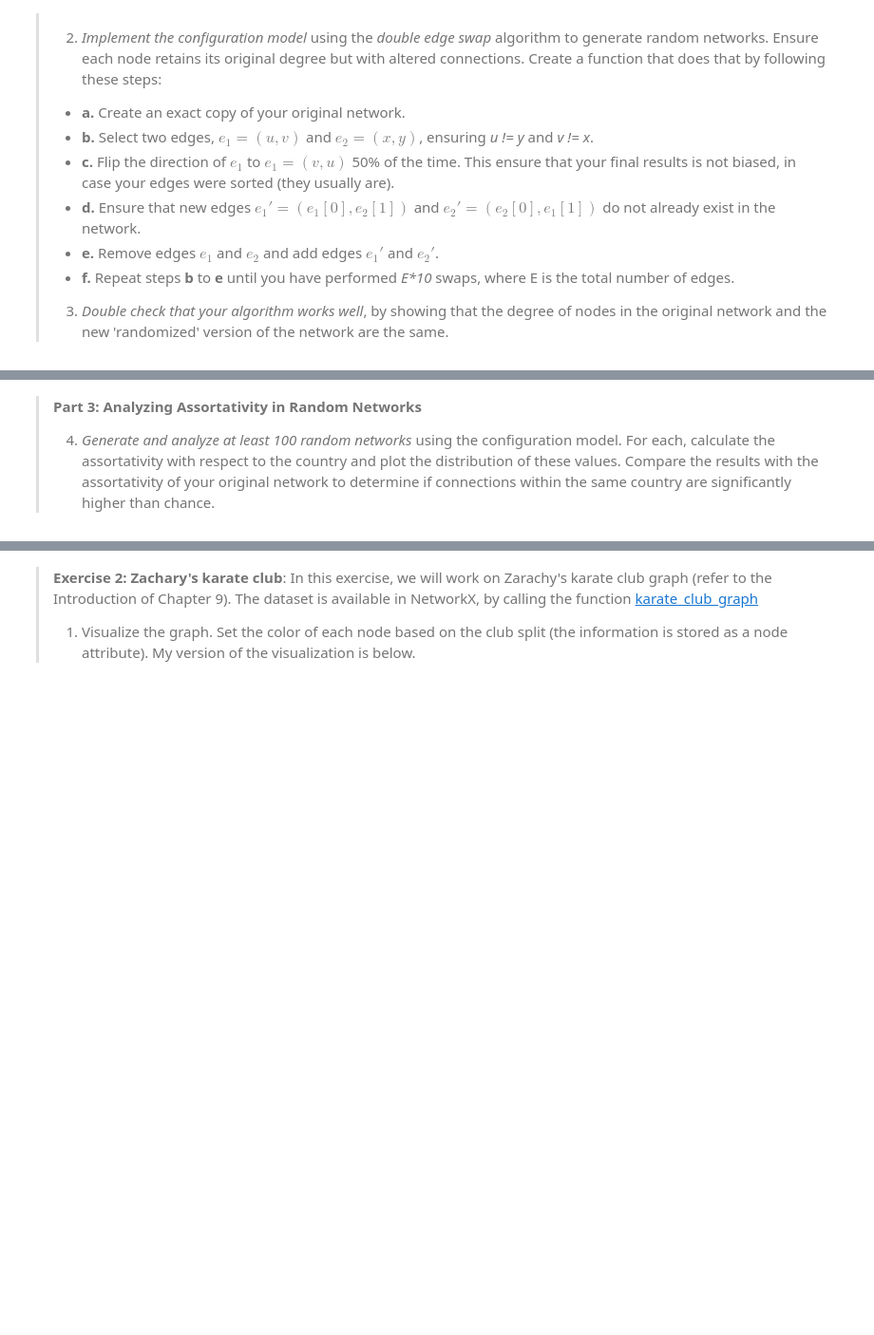
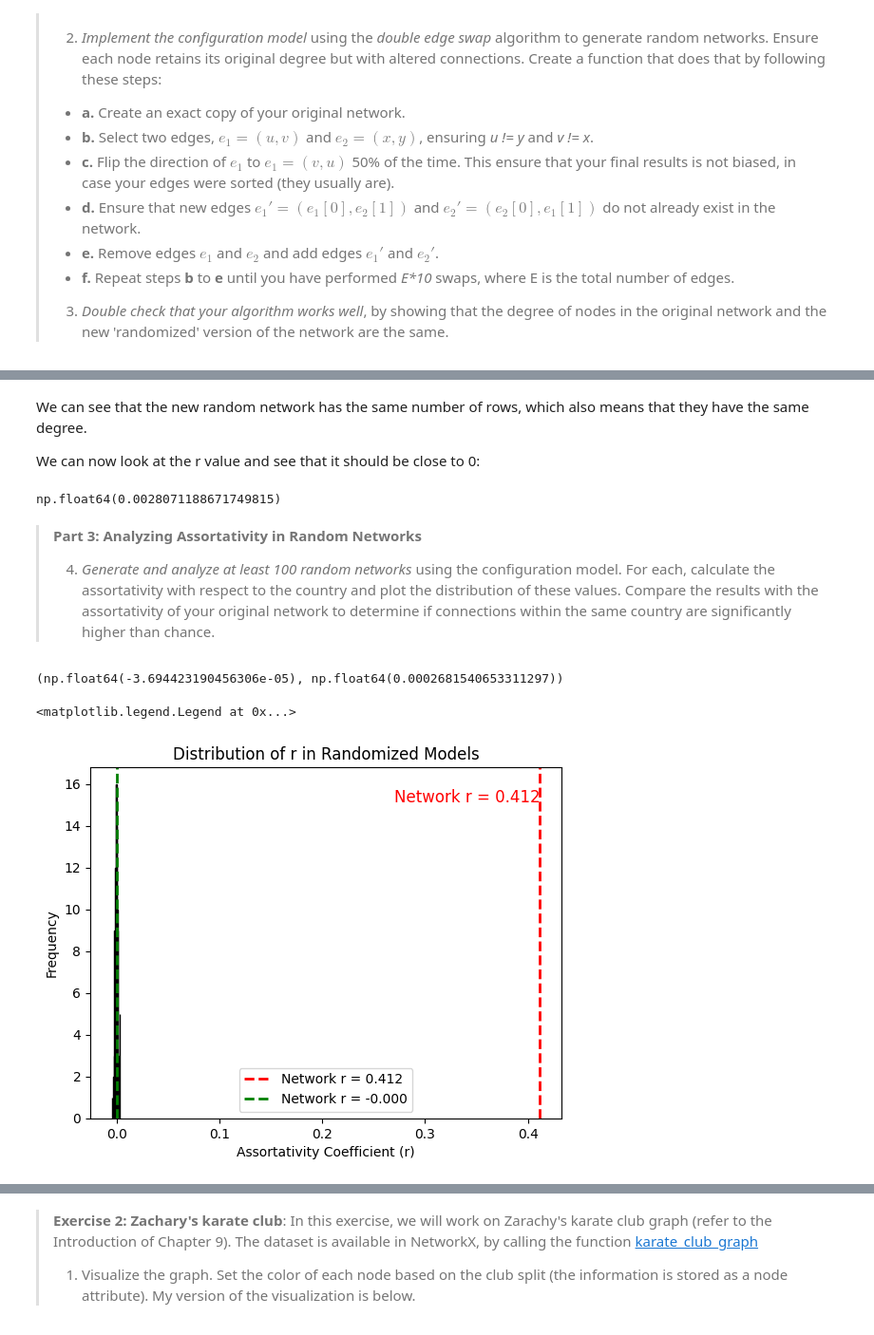
Before and after one commit to katinka314/CSS_project2, a Jupyter notebook: Part 2.ipynb, the cells around one changed output, grey strips where cells are left out. Shown at 95% size. Saved outputs shown, nothing was run; the diff lists cells and outputs as text; code cells hidden in the pictures; blank space fills up the shorter version.

```diff
--- a/Part 2.ipynb
+++ b/Part 2.ipynb
@@ -13,0 +254,3 @@ These exercises are taken from Week 6: __Exercise 1: Mixing Patterns and Assorta
+# %%
+r_net = calculate_r(net)
+r_net
@@ -25,0 +324,7 @@ These exercises are taken from Week 6: __Exercise 1: Mixing Patterns and Assorta
+# %%
+random_net = net.copy()
+#  f.
+for N in range(10):
+    random_net = configuration_model(random_net)
+
+random_net
@@ -26,4 +345,49 @@ These exercises are taken from Week 6: __Exercise 1: Mixing Patterns and Assorta
+# %% [markdown]
+We can see that the new random network has the same number of rows, which also means that they have the same degree.
+
+We can now look at the r value and see that it should be close to 0:
+# %%
+r_random_net = calculate_r(random_net)
+r_random_net
+# %% [output]
+np.float64(0.0028071188671749815)
 # %% [markdown]
 > __Part 3: Analyzing Assortativity in Random Networks__
 >
 > 4. *Generate and analyze at least 100 random networks* using the configuration model. For each, calculate the assortativity with respect to the country and plot the distribution of these values. Compare the results with the assortativity of your original network to determine if connections within the same country are significantly higher than chance.
+# %%
+random_models_r = np.empty(100, dtype=object)
+for N in tqdm(range(100)):
+    random_net = net.copy()
+
+    for M in range(10):
+        random_net = configuration_model(random_net)
+
+    random_models_r[N] = calculate_r(random_net)
+# %%
+conf = 1.96 * np.std(random_models_r)/np.sqrt(len(random_models_r))
+
+CI_high = np.mean(random_models_r) + conf
+CI_high, conf
+# %% [output]
+(np.float64(-3.694423190456306e-05), np.float64(0.0002681540653311297))
+# %%
+plt.hist(random_models_r, bins=15, edgecolor="black")
+
+# Add vertical line for the none random network value
+plt.axvline(r_net, color='red', linestyle='dashed', linewidth=2, label=f'Network r = {r_net:.3f}')
+
+# Add vertical line for the none random network value
+plt.axvline(CI_high, color='green', linestyle='dashed', linewidth=2, label=f'Network r = {CI_high:.3f}')
+
+# Annotate the true value
+plt.text(r_net, plt.ylim()[1] * 0.9, f'Network r = {r_net:.3f}', color='red', ha='right', fontsize=12)
+
+# Labels
+plt.xlabel("Assortativity Coefficient (r)")
+plt.ylabel("Frequency")
+plt.title("Distribution of r in Randomized Models")
+plt.legend()
+# %% [output]
+<matplotlib.legend.Legend at 0x...>
+[figure, added]
```
Also changed, not shown: parts of 21 cells of this notebook.
